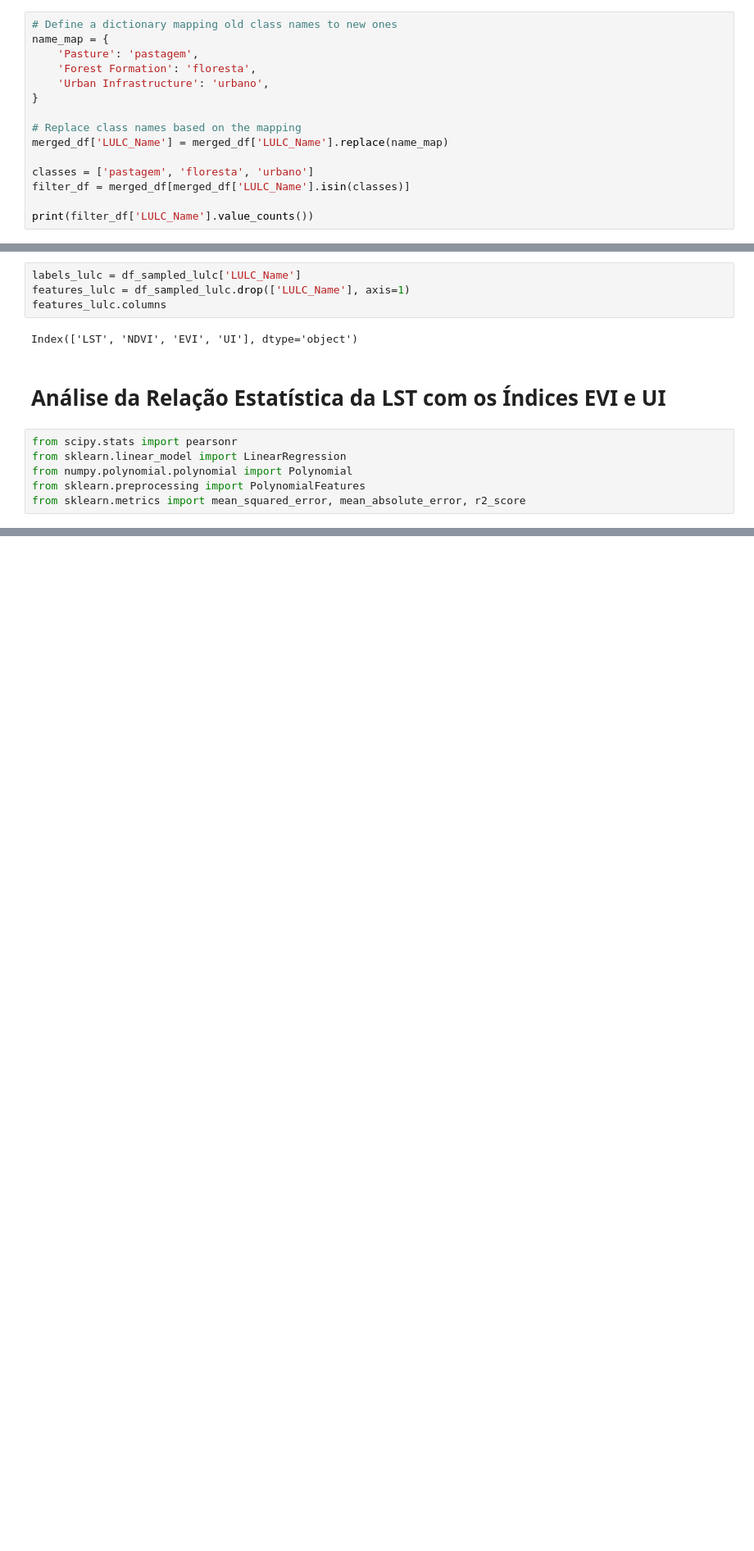
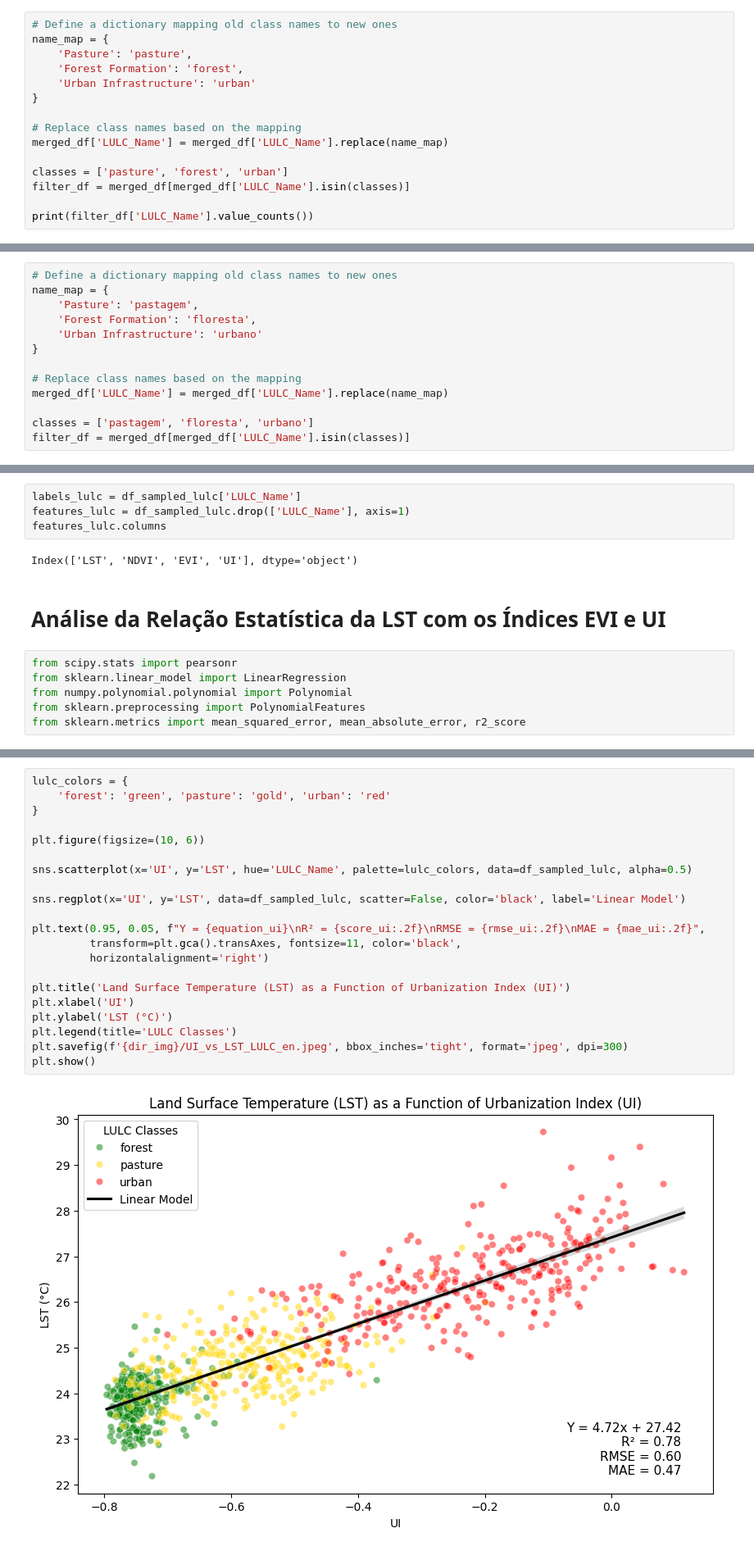
Before and after one commit to PHVGuimaraes-dev/RS_UHI_2023_Castanhal-PA, a Jupyter notebook: UHI_Castanhal_SBSR2025.ipynb, the cells around one changed output, grey strips where cells are left out. Shown at 82% size. Saved outputs shown, nothing was run; the diff lists cells and outputs as text; blank space fills up the shorter version.

```diff
--- a/UHI_Castanhal_SBSR2025.ipynb
+++ b/UHI_Castanhal_SBSR2025.ipynb
@@ -585,15 +643,15 @@ Name: count, dtype: int64
 # %%
 # Define a dictionary mapping old class names to new ones
 name_map = {
-    'Pasture': 'pastagem',
-    'Forest Formation': 'floresta',
-    'Urban Infrastructure': 'urbano',
+    'Pasture': 'pasture',
+    'Forest Formation': 'forest',
+    'Urban Infrastructure': 'urban'
 }
 
 # Replace class names based on the mapping
 merged_df['LULC_Name'] = merged_df['LULC_Name'].replace(name_map)
 
-classes = ['pastagem', 'floresta', 'urbano']
+classes = ['pasture', 'forest', 'urban']
 filter_df = merged_df[merged_df['LULC_Name'].isin(classes)]
 
 print(filter_df['LULC_Name'].value_counts())
@@ -605,4 +663,17 @@ urbano       47305
 Name: count, dtype: int64
+# %%
+# Define a dictionary mapping old class names to new ones
+name_map = {
+    'Pasture': 'pastagem',
+    'Forest Formation': 'floresta',
+    'Urban Infrastructure': 'urbano'
+}
+
+# Replace class names based on the mapping
+merged_df['LULC_Name'] = merged_df['LULC_Name'].replace(name_map)
+
+classes = ['pastagem', 'floresta', 'urbano']
+filter_df = merged_df[merged_df['LULC_Name'].isin(classes)]
 # %%
 # Set the number of samples you want per bin
 samples_per_bin = 300
@@ -695,6 +766,29 @@ plt.savefig(f'{dir_img}/UI_vs_LST_LULC.jpeg', bbox_inches='tight', format='jpeg'
 plt.show()
 # %% [output]
 [figure]
+# %%
+lulc_colors = {
+    'forest': 'green', 'pasture': 'gold', 'urban': 'red'
+}
+
+plt.figure(figsize=(10, 6))
+
+sns.scatterplot(x='UI', y='LST', hue='LULC_Name', palette=lulc_colors, data=df_sampled_lulc, alpha=0.5)
+
+sns.regplot(x='UI', y='LST', data=df_sampled_lulc, scatter=False, color='black', label='Linear Model')
+
+plt.text(0.95, 0.05, f"Y = {equation_ui}\nR² = {score_ui:.2f}\nRMSE = {rmse_ui:.2f}\nMAE = {mae_ui:.2f}",
+         transform=plt.gca().transAxes, fontsize=11, color='black',
+         horizontalalignment='right')
+
+plt.title('Land Surface Temperature (LST) as a Function of Urbanization Index (UI)')
+plt.xlabel('UI')
+plt.ylabel('LST (°C)')
+plt.legend(title='LULC Classes')
+plt.savefig(f'{dir_img}/UI_vs_LST_LULC_en.jpeg', bbox_inches='tight', format='jpeg', dpi=300)
+plt.show()
+# %% [output]
+[figure, added]
 # %%
 pearson_corr, pearson_p = pearsonr(df_sampled_lulc['EVI'], df_sampled_lulc['LST'])
 print(f'Pearson Correlation: {pearson_corr:.3f} (p-value: {pearson_p:.3e})')
```
Also changed, not shown: parts of 15 cells of this notebook.
